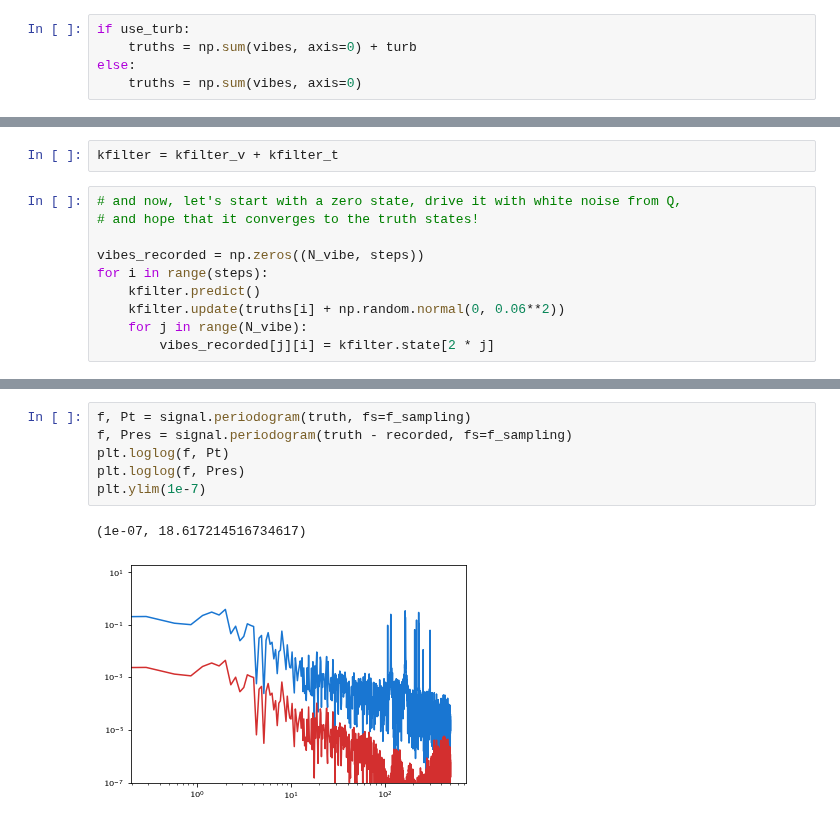
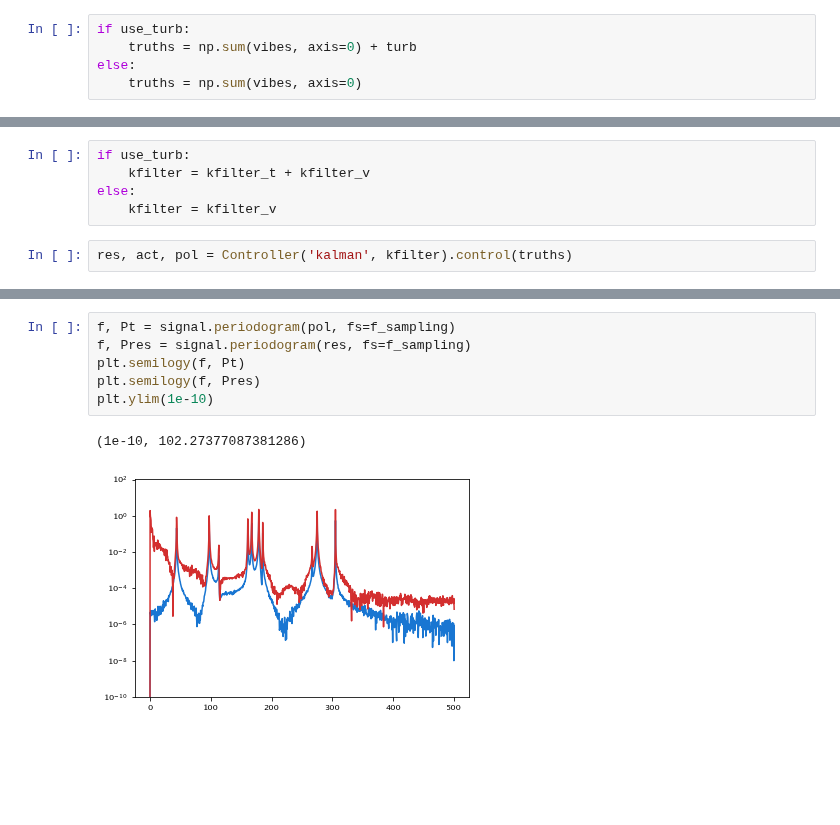
Before and after one commit to aditya-sengupta/tip-tilt-control, a Jupyter notebook: control/dev/combined_correction.ipynb, the cells around one changed output, grey strips where cells are left out. Drawn from its saved outputs; the diff is of its cells as text; blank space fills up the shorter version.

```diff
--- a/control/dev/combined_correction.ipynb
+++ b/control/dev/combined_correction.ipynb
@@ -53,12 +53,7 @@ Took 68 iterations to get steady-state covariance.
-# %%
-kfilter = kfilter_v + kfilter_t
-# %%
-# and now, let's start with a zero state, drive it with white noise from Q,
-# and hope that it converges to the truth states!
-
-vibes_recorded = np.zeros((N_vibe, steps))
-for i in range(steps):
-    kfilter.predict()
-    kfilter.update(truths[i] + np.random.normal(0, 0.06**2))
-    for j in range(N_vibe):
-        vibes_recorded[j][i] = kfilter.state[2 * j]
+# %%
+if use_turb:
+    kfilter = kfilter_t + kfilter_v
+else:
+    kfilter = kfilter_v
+# %%
+res, act, pol = Controller('kalman', kfilter).control(truths)
@@ -85,9 +88,9 @@ residual = truth - recorded
 # %%
-f, Pt = signal.periodogram(truth, fs=f_sampling)
-f, Pres = signal.periodogram(truth - recorded, fs=f_sampling)
-plt.loglog(f, Pt)
-plt.loglog(f, Pres)
-plt.ylim(1e-7)
+f, Pt = signal.periodogram(pol, fs=f_sampling)
+f, Pres = signal.periodogram(res, fs=f_sampling)
+plt.semilogy(f, Pt)
+plt.semilogy(f, Pres)
+plt.ylim(1e-10)
 # %% [output]
-(1e-07, 18.617214516734617)
+(1e-10, 102.27377087381286)
-[figure, old version]
+[figure, new version]
```
Also changed, not shown: parts of 6 cells of this notebook, 2 other files.
